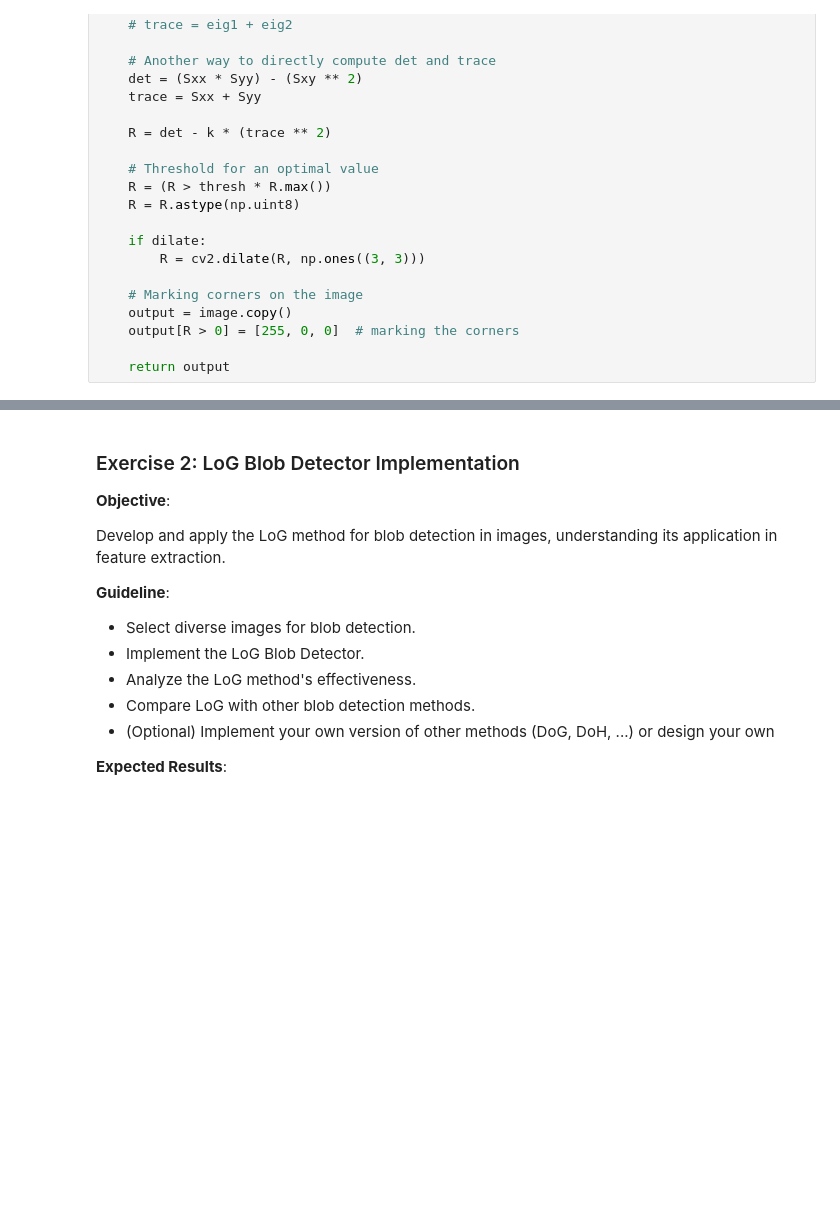
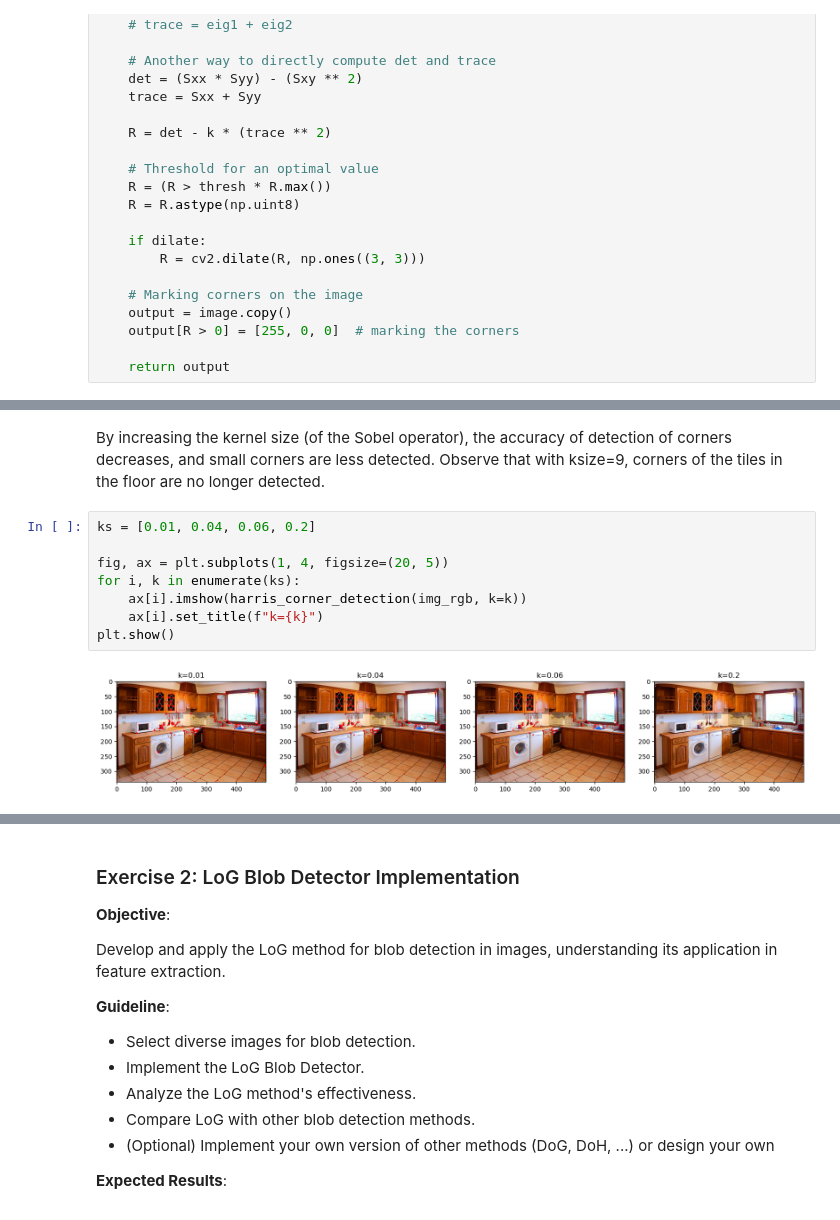
Before and after one commit to Pikurrot/cv-problems-uab, a Jupyter notebook: Lab 4/Practicum_Fondations_CV_Lab4.ipynb, the cells around one changed output, grey strips where cells are left out. Drawn from its saved outputs; the diff is of its cells as text; blank space fills up the shorter version.

```diff
--- a/Lab 4/Practicum_Fondations_CV_Lab4.ipynb
+++ b/Lab 4/Practicum_Fondations_CV_Lab4.ipynb
@@ -163,0 +179,12 @@ plt.show()
+# %% [markdown]
+By increasing the kernel size (of the Sobel operator), the accuracy of detection of corners decreases, and small corners are less detected. Observe that with ksize=9, corners of the tiles in the floor are no longer detected.
+# %%
+ks = [0.01, 0.04, 0.06, 0.2]
+
+fig, ax = plt.subplots(1, 4, figsize=(20, 5))
+for i, k in enumerate(ks):
+	ax[i].imshow(harris_corner_detection(img_rgb, k=k))
+	ax[i].set_title(f"k={k}")
+plt.show()
+# %% [output]
+[figure, added]
```
Also changed, not shown: parts of 8 cells of this notebook.
